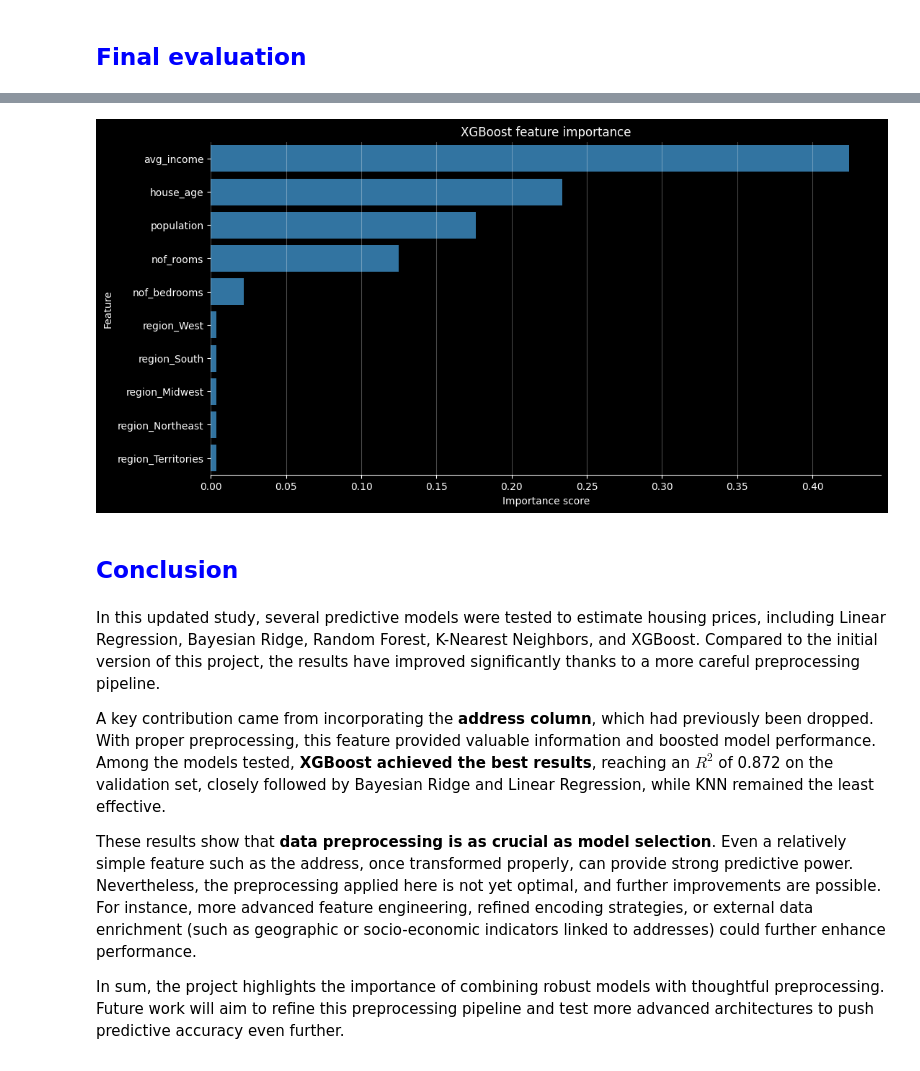
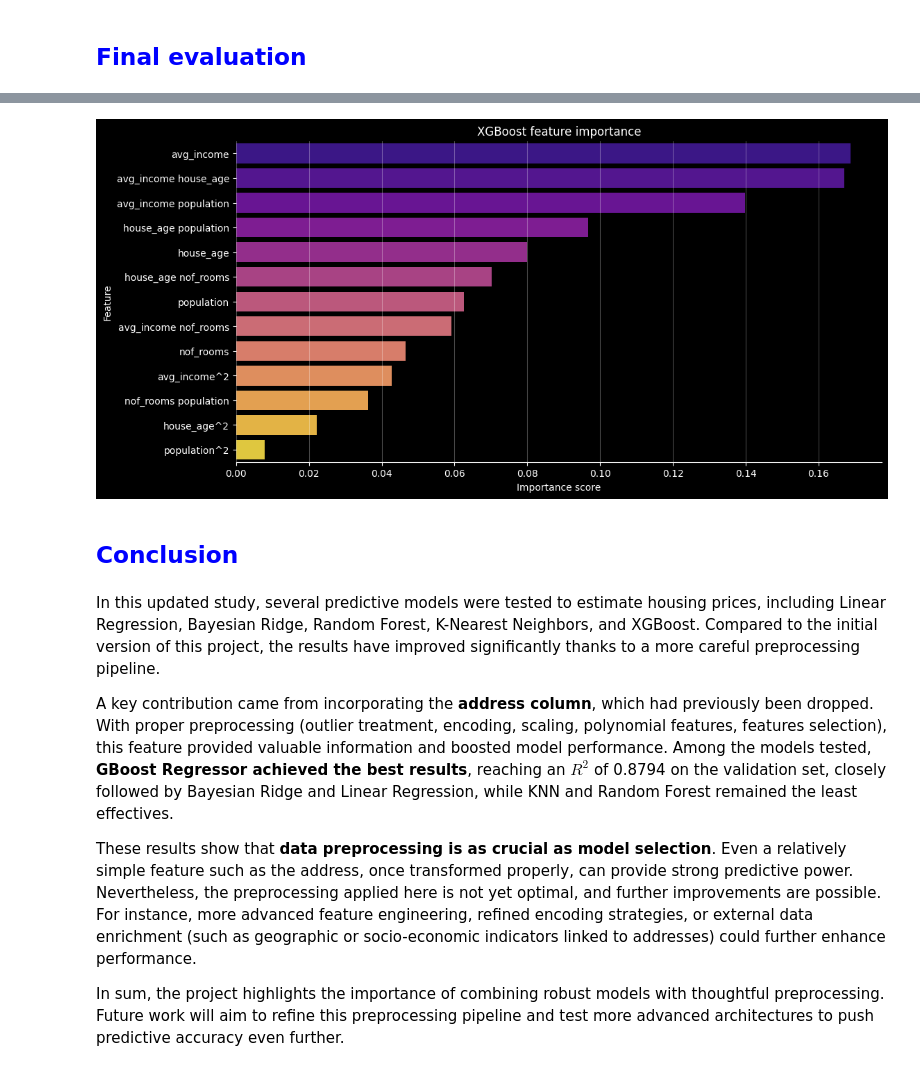
Before and after one commit to aurvl/Housing-Price-Prediction, a Jupyter notebook: notebook.ipynb, the cells around one changed output, grey strips where cells are left out. Saved outputs shown, nothing was run; the diff lists cells and outputs as text; code cells hidden in the pictures.

Commit message:
Processing feature selection and adding polynomial features

```diff
--- a/notebook.ipynb
+++ b/notebook.ipynb
@@ -629,0 +1080,12 @@ Test R2: 0.8720
+# %%
+# Training the model with the best hyperparameters
+# xgb_model = rand_search_xgb.best_estimator_
+best_params = {'subsample': 1.0, 'reg_lambda': 2, 'reg_alpha': 1, 'n_estimators': 200, 'max_depth': 3, 'learning_rate': 0.05, 'colsample_bytree': 0.6}
+xgb_model = XGBRegressor(objective='reg:squarederror', random_state=SEED, **best_params)
+xgb_model.fit(X_train[selected_by_rf], y_train)
+
+y_pred_xgb = xgb_model.predict(X_test[selected_by_rf])
+mse_xgb = mean_squared_error(y_test, y_pred_xgb)
+r2_xgb = r2_score(y_test, y_pred_xgb)
+print("XGBRegressor Metrics")
+print(f"Test MSE: {mse_xgb:.2f}\nTest R2: {r2_xgb:.4f}")
@@ -630,2 +1100,11 @@ Test R2: 0.8720
 # %% [markdown]
 ### KNN
+# %%
+simple_knn = KNeighborsRegressor()
+simple_knn.fit(X_train, y_train)
+
+y_pred_knn = simple_knn.predict(X_test)
+mse_knn = mean_squared_error(y_test, y_pred_knn)
+r2_knn = r2_score(y_test, y_pred_knn)
+print("KNeighborsRegressor Metrics")
+print(f"Test MSE: {mse_knn:.2f}\nTest R2: {r2_knn:.4f}")
@@ -638,7 +1123,7 @@ param_dist = {
     'p': [1, 2]  # 1 for Manhattan, 2 for Euclidean
 }
 rand_search_knn = RandomizedSearchCV(random_knn, param_distributions=param_dist, n_iter=20, cv=5, scoring='neg_mean_squared_error', random_state=SEED)
-rand_search_knn.fit(X_train, y_train)
+rand_search_knn.fit(X_train_pca, y_train)
 
 print(f"Best hyperparameters for KNeighborsRegressor: {rand_search_knn.best_params_}")
 print(f"Best CV MSE: {-rand_search_knn.best_score_:.2f}")
@@ -648,9 +1133,9 @@ Best CV MSE: 22087027557.76
 # %%
 # Training the model with the best hyperparameters
 knn_model = rand_search_knn.best_estimator_
-knn_model.fit(X_train, y_train)
+knn_model.fit(X_train_pca, y_train)
 
-y_pred_knn = knn_model.predict(X_test)
+y_pred_knn = knn_model.predict(X_test_pca)
 mse_knn = mean_squared_error(y_test, y_pred_knn)
 r2_knn = r2_score(y_test, y_pred_knn)
 print("KNeighborsRegressor Metrics")
@@ -761,27 +1411,27 @@ plt.show()
 # %%
 # XGB feature importance
 xgb_importance = xgb_model.feature_importances_
-features = X_train.columns
+features = X_train[selected_by_rf].columns
 importance_df = pd.DataFrame({'Feature': features, 'Importance': xgb_importance})
 importance_df = importance_df.sort_values(by='Importance', ascending=False)
 
 plt.figure(figsize=(12, 6))
-sns.barplot(data=importance_df, x='Importance', y='Feature', color='tab:blue', edgecolor='none')
+sns.barplot(data=importance_df, x='Importance', y='Feature', palette="plasma", edgecolor='none')
 plt.title('XGBoost feature importance')
 plt.xlabel('Importance score')
 plt.grid(axis='x', alpha=0.3)
 plt.gca().spines['top'].set_visible(False)
 plt.gca().spines['right'].set_visible(False)
 plt.gca().spines['left'].set_visible(False)
 plt.show()
 # %% [output]
-[figure, old version]
+[figure, new version]
 # %% [markdown]
 ## **<span style="color:blue">Conclusion</span>**
 # %% [markdown]
 In this updated study, several predictive models were tested to estimate housing prices, including Linear Regression, Bayesian Ridge, Random Forest, K-Nearest Neighbors, and XGBoost. Compared to the initial version of this project, the results have improved significantly thanks to a more careful preprocessing pipeline.
 
-A key contribution came from incorporating the **address column**, which had previously been dropped. With proper preprocessing, this feature provided valuable information and boosted model performance. Among the models tested, **XGBoost achieved the best results**, reaching an $R^2$ of 0.872 on the validation set, closely followed by Bayesian Ridge and Linear Regression, while KNN remained the least effective.
+A key contribution came from incorporating the **address column**, which had previously been dropped. With proper preprocessing (outlier treatment, encoding, scaling, polynomial features, features selection), this feature provided valuable information and boosted model performance. Among the models tested, **GBoost Regressor achieved the best results**, reaching an $R^2$ of 0.8794 on the validation set, closely followed by Bayesian Ridge and Linear Regression, while KNN and Random Forest remained the least effectives.
 
 These results show that **data preprocessing is as crucial as model selection**. Even a relatively simple feature such as the address, once transformed properly, can provide strong predictive power. Nevertheless, the preprocessing applied here is not yet optimal, and further improvements are possible. For instance, more advanced feature engineering, refined encoding strategies, or external data enrichment (such as geographic or socio-economic indicators linked to addresses) could further enhance performance.
 
```
Also changed, not shown: parts of 86 cells of this notebook, 5 other files.
